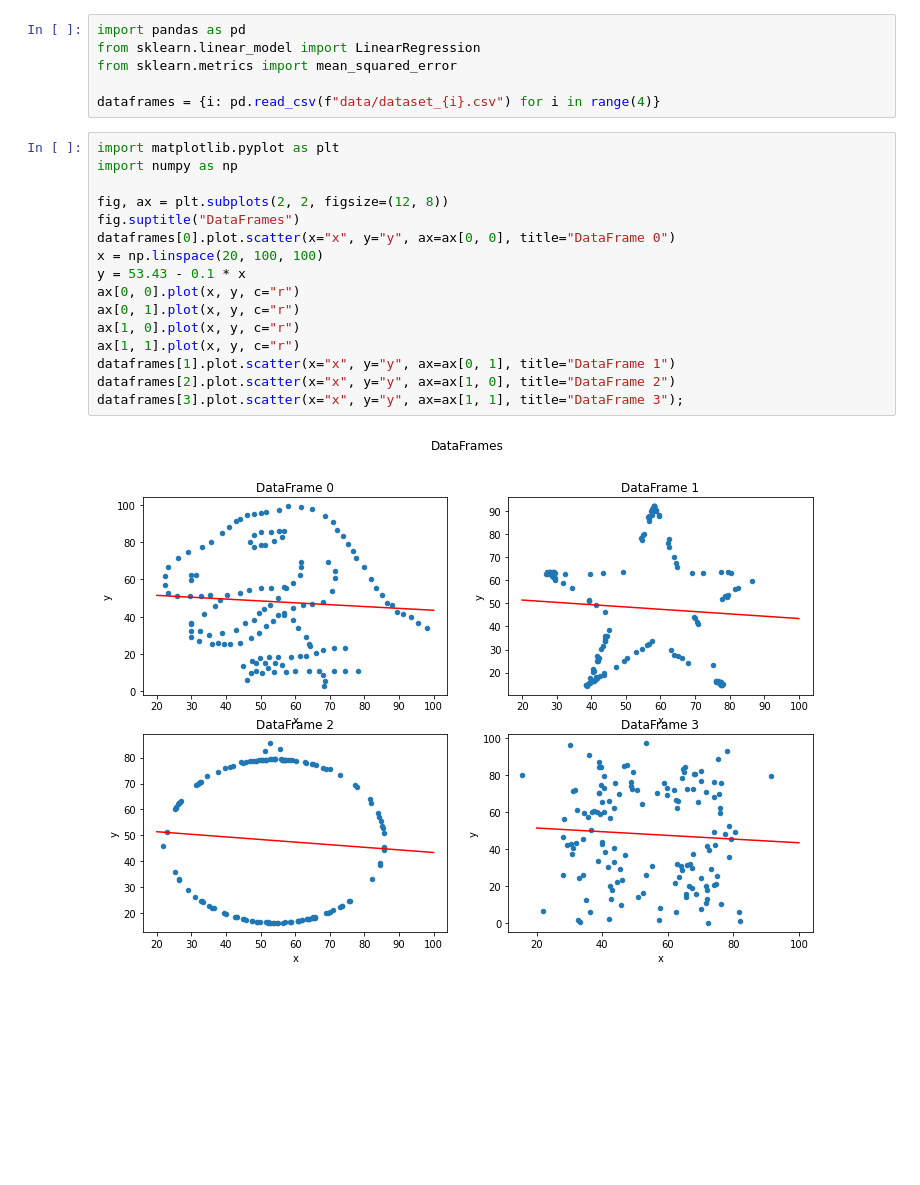
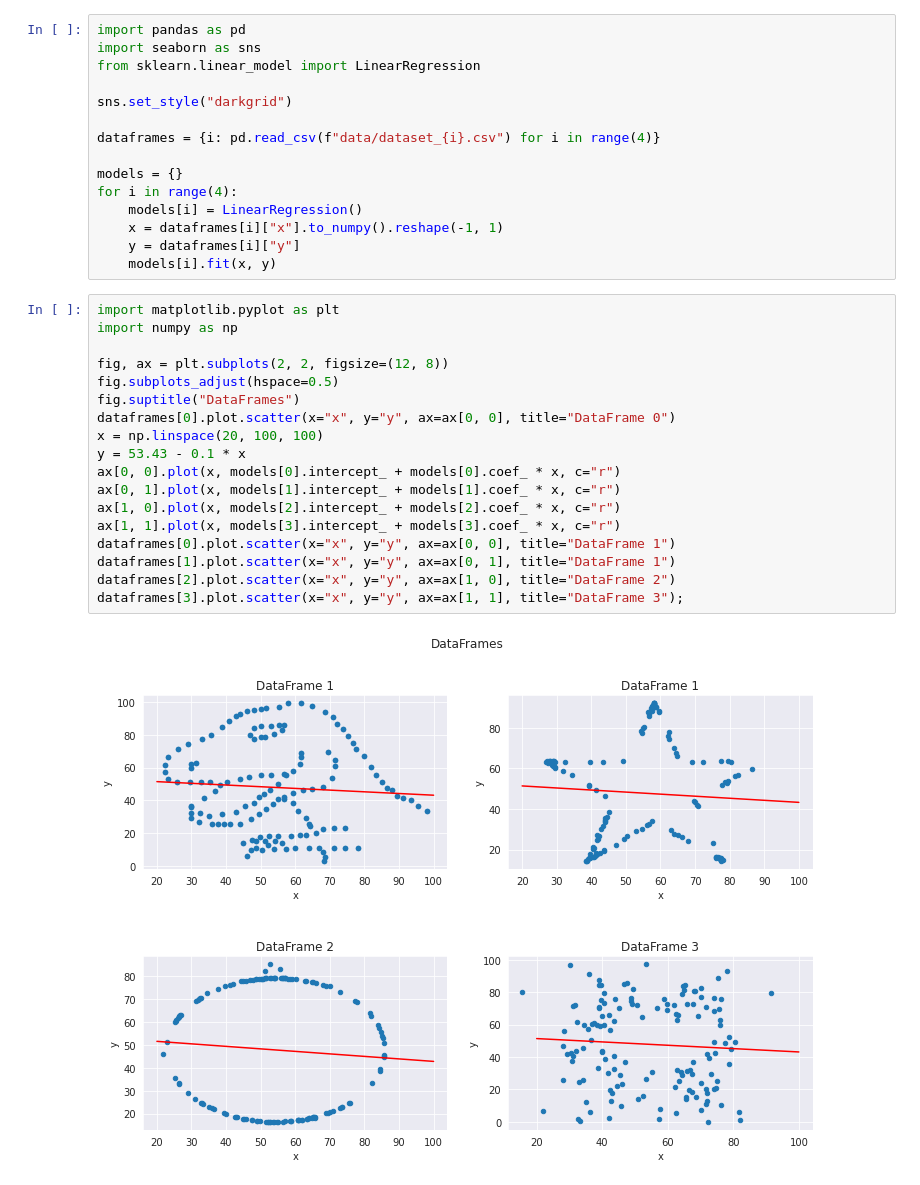
Before and after one commit to MarcoGorelli/mlconfeu-2020-talk, a Jupyter notebook: notebook.ipynb, the cells around one changed output. Saved outputs shown, nothing was run; the diff lists cells and outputs as text; blank space fills up the shorter version.

```diff
--- a/notebook.ipynb
+++ b/notebook.ipynb
@@ -1,24 +1,35 @@
 # %%
 import pandas as pd
+import seaborn as sns
 from sklearn.linear_model import LinearRegression
-from sklearn.metrics import mean_squared_error
+
+sns.set_style("darkgrid")
 
 dataframes = {i: pd.read_csv(f"data/dataset_{i}.csv") for i in range(4)}
+
+models = {}
+for i in range(4):
+    models[i] = LinearRegression()
+    x = dataframes[i]["x"].to_numpy().reshape(-1, 1)
+    y = dataframes[i]["y"]
+    models[i].fit(x, y)
 # %%
 import matplotlib.pyplot as plt
 import numpy as np
 
 fig, ax = plt.subplots(2, 2, figsize=(12, 8))
+fig.subplots_adjust(hspace=0.5)
 fig.suptitle("DataFrames")
 dataframes[0].plot.scatter(x="x", y="y", ax=ax[0, 0], title="DataFrame 0")
 x = np.linspace(20, 100, 100)
 y = 53.43 - 0.1 * x
-ax[0, 0].plot(x, y, c="r")
-ax[0, 1].plot(x, y, c="r")
-ax[1, 0].plot(x, y, c="r")
-ax[1, 1].plot(x, y, c="r")
+ax[0, 0].plot(x, models[0].intercept_ + models[0].coef_ * x, c="r")
+ax[0, 1].plot(x, models[1].intercept_ + models[1].coef_ * x, c="r")
+ax[1, 0].plot(x, models[2].intercept_ + models[2].coef_ * x, c="r")
+ax[1, 1].plot(x, models[3].intercept_ + models[3].coef_ * x, c="r")
+dataframes[0].plot.scatter(x="x", y="y", ax=ax[0, 0], title="DataFrame 1")
 dataframes[1].plot.scatter(x="x", y="y", ax=ax[0, 1], title="DataFrame 1")
 dataframes[2].plot.scatter(x="x", y="y", ax=ax[1, 0], title="DataFrame 2")
 dataframes[3].plot.scatter(x="x", y="y", ax=ax[1, 1], title="DataFrame 3");
 # %% [output]
-[figure, old version]
+[figure, new version]
```
Also changed, not shown: 2 other files.
